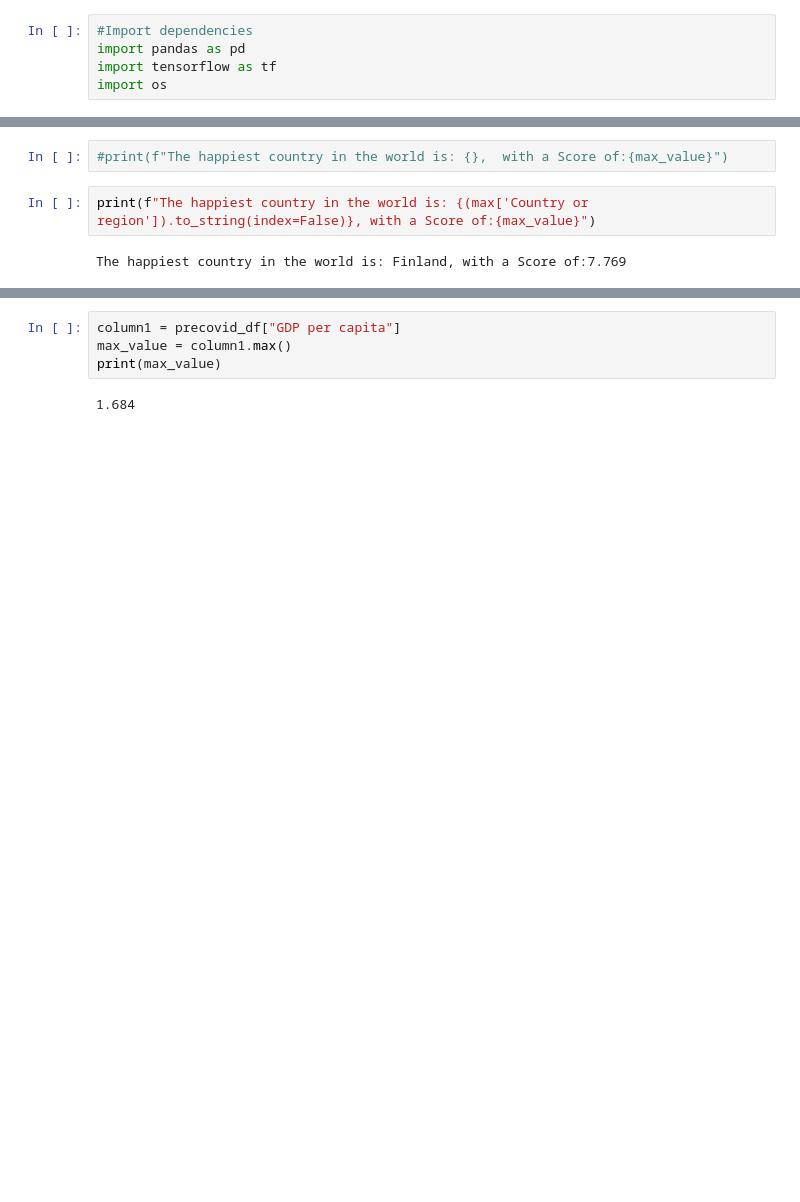
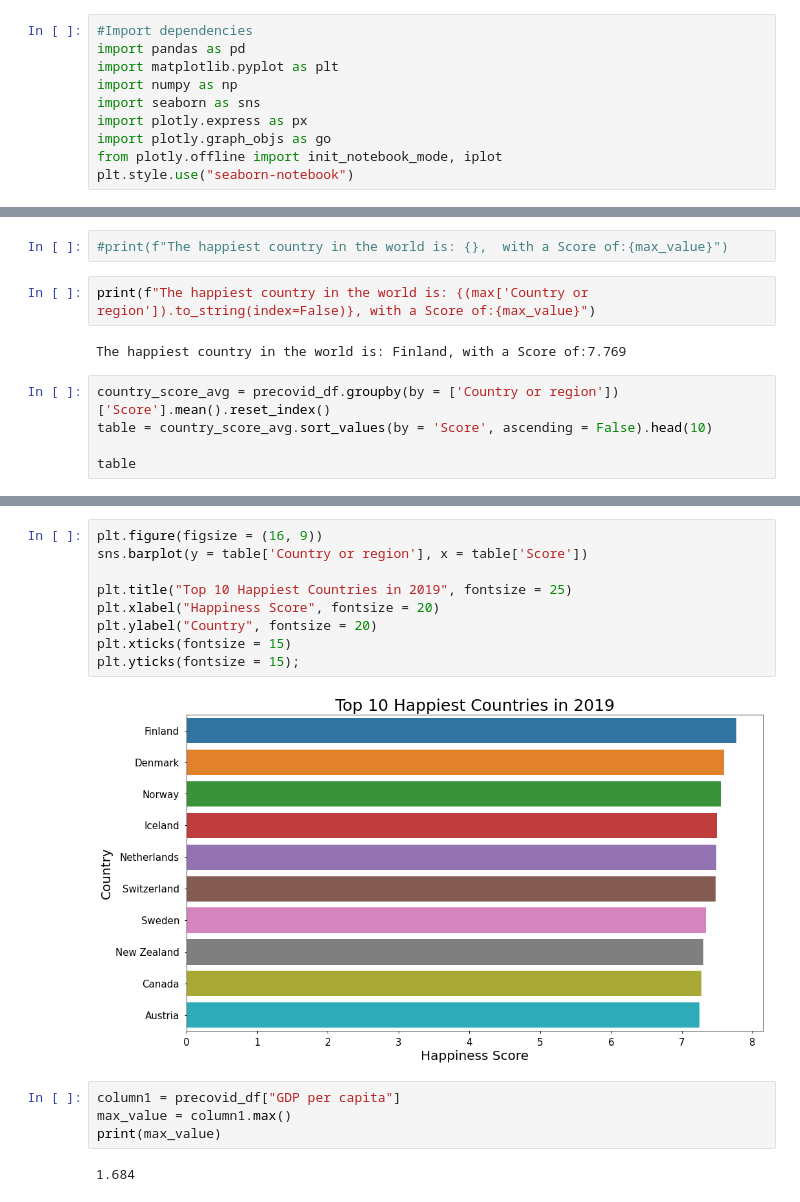
Before and after one commit to CristinaCod/World_Happiness_Report, a Jupyter notebook: 2019data.ipynb, the cells around one changed output, grey strips where cells are left out. Drawn from its saved outputs; the diff is of its cells as text; blank space fills up the shorter version.

```diff
--- a/2019data.ipynb
+++ b/2019data.ipynb
@@ -1,8 +1,13 @@
 # %%
 #Import dependencies
 import pandas as pd
-import tensorflow as tf
-import os
+import matplotlib.pyplot as plt
+import numpy as np
+import seaborn as sns
+import plotly.express as px
+import plotly.graph_objs as go
+from plotly.offline import init_notebook_mode, iplot
+plt.style.use("seaborn-notebook")
 # %%
 #  Import and read the data
 precovid_df = pd.read_csv("Resources/whr_2019.csv")
@@ -49,3 +54,8 @@ print(max)
 print(f"The happiest country in the world is: {(max['Country or region']).to_string(index=False)}, with a Score of:{max_value}")
 # %% [output]
 The happiest country in the world is: Finland, with a Score of:7.769
+# %%
+country_score_avg = precovid_df.groupby(by = ['Country or region'])['Score'].mean().reset_index()
+table = country_score_avg.sort_values(by = 'Score', ascending = False).head(10)
+
+table
@@ -52,3 +74,14 @@ The happiest country in the world is: Finland, with a Score of:7.769
+# %%
+plt.figure(figsize = (16, 9))
+sns.barplot(y = table['Country or region'], x = table['Score'])
+
+plt.title("Top 10 Happiest Countries in 2019", fontsize = 25)
+plt.xlabel("Happiness Score", fontsize = 20)
+plt.ylabel("Country", fontsize = 20)
+plt.xticks(fontsize = 15)
+plt.yticks(fontsize = 15);
+# %% [output]
+[figure, added]
 # %%
 column1 = precovid_df["GDP per capita"]
 max_value = column1.max()
```
Also changed, not shown: parts of 5 cells of this notebook.
